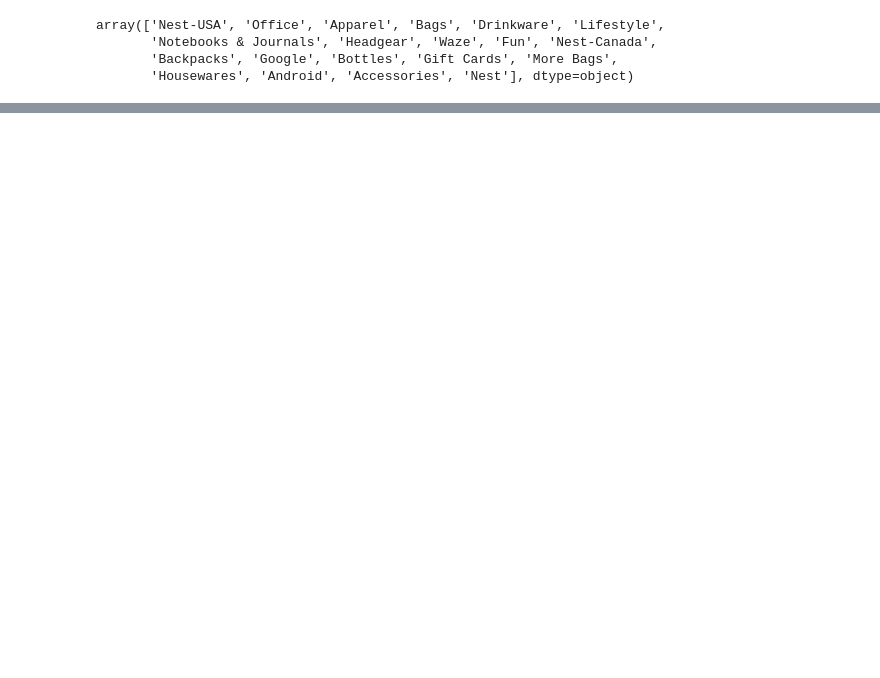
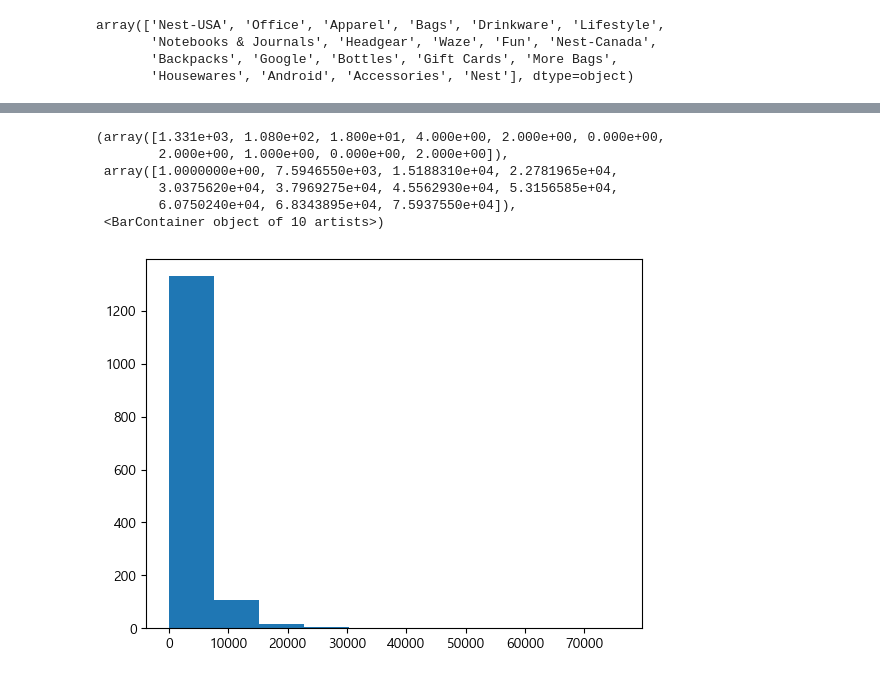
Before and after one commit to ColorConeHead/final_project, a Jupyter notebook: test.ipynb, the cells around one changed output, grey strips where cells are left out. Cells and saved outputs as stored; diff of their text form; code cells hidden in the pictures; blank space fills up the shorter version.

```diff
--- a/test.ipynb
+++ b/test.ipynb
@@ -299,0 +330,10 @@ dtype: int64
+# %%
+plt.hist(rfm['Monetary'])
+# %% [output]
+(array([1.331e+03, 1.080e+02, 1.800e+01, 4.000e+00, 2.000e+00, 0.000e+00,
+        2.000e+00, 1.000e+00, 0.000e+00, 2.000e+00]),
+ array([1.0000000e+00, 7.5946550e+03, 1.5188310e+04, 2.2781965e+04,
+        3.0375620e+04, 3.7969275e+04, 4.5562930e+04, 5.3156585e+04,
+        6.0750240e+04, 6.8343895e+04, 7.5937550e+04]),
+ <BarContainer object of 10 artists>)
+[figure, added]
```
Also changed, not shown: parts of 11 cells of this notebook.
